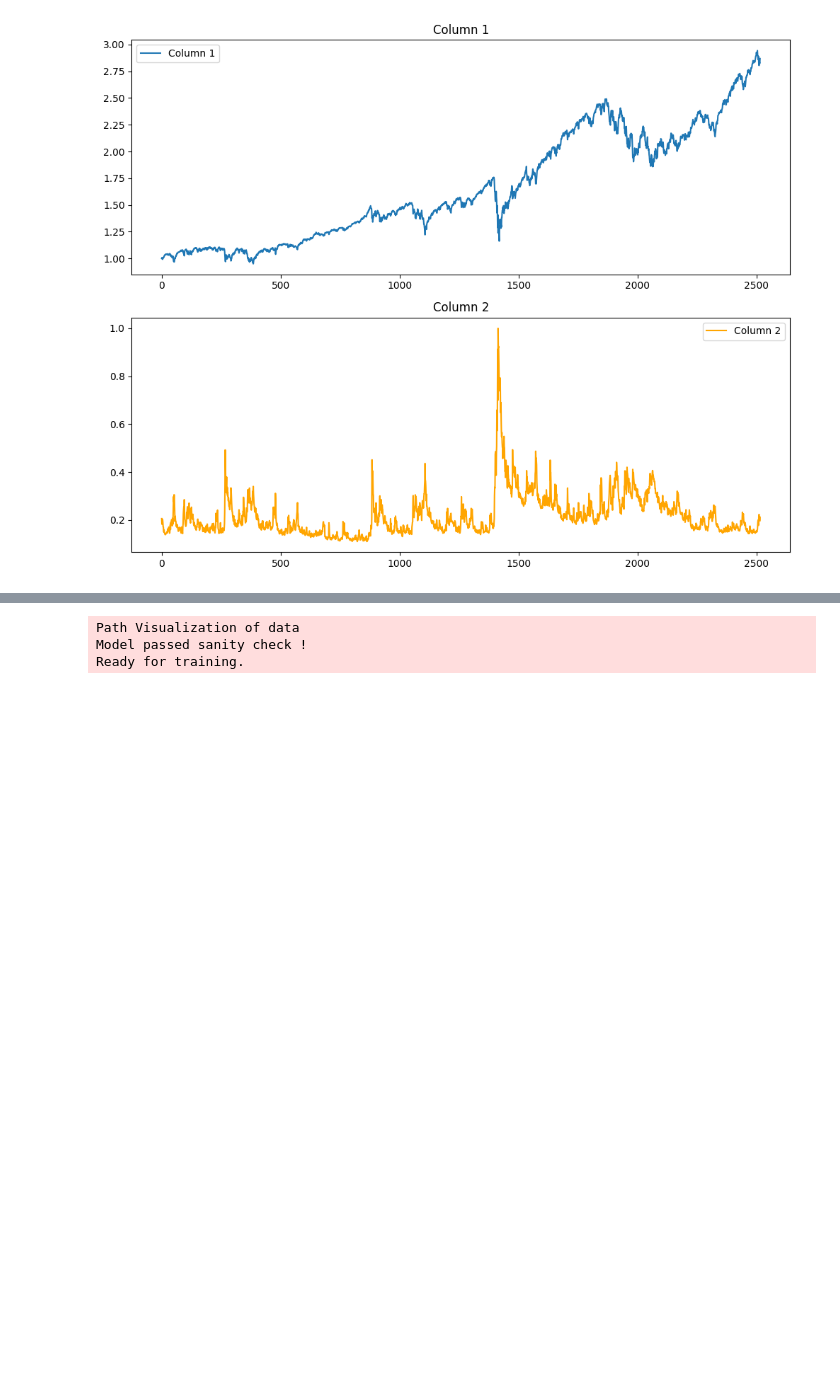
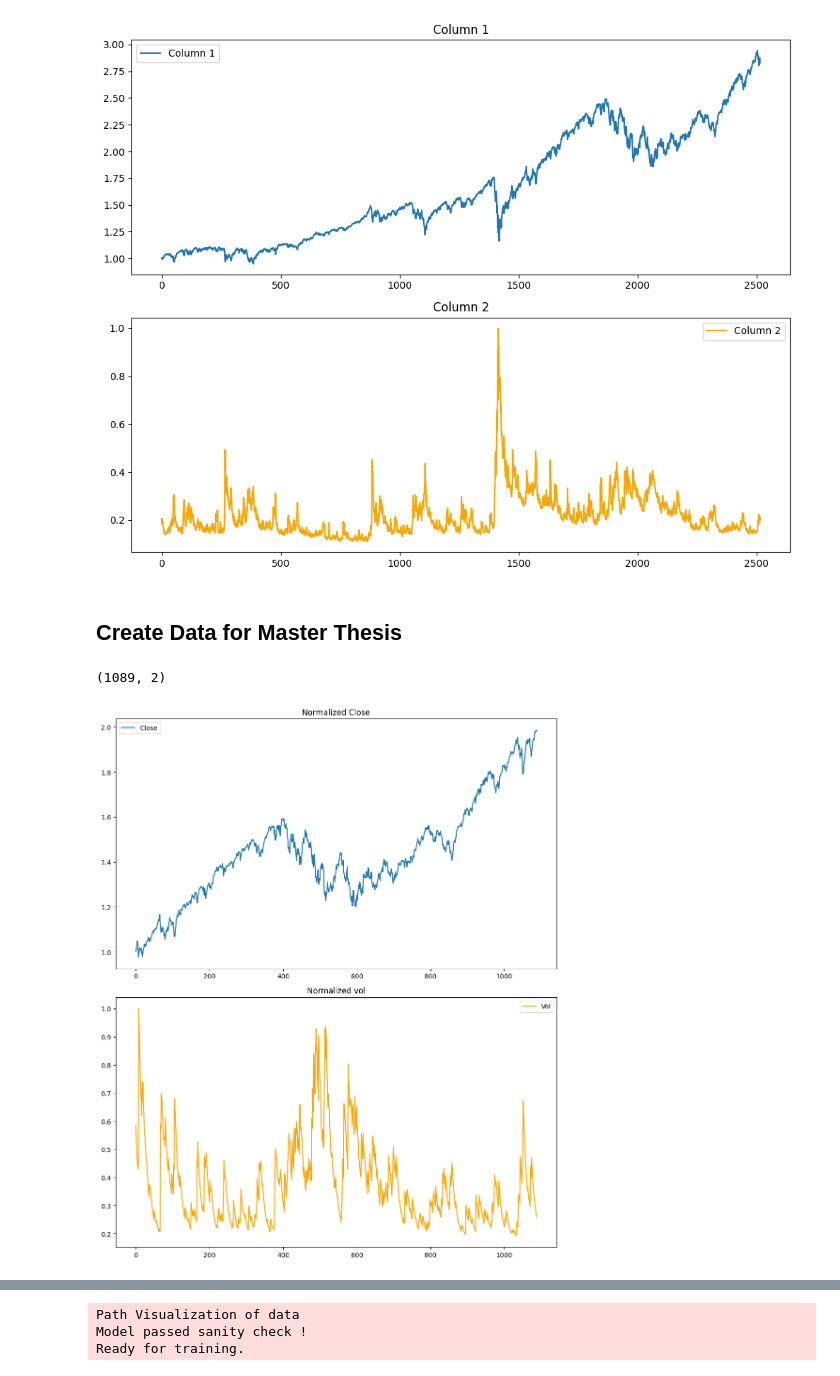
Before and after one commit to Sondringsen/master-thesis, a Jupyter notebook: src/models/data_generating_models/TimeCausalVAE/notebooks/sondre_test.ipynb, the cells around one changed output, grey strips where cells are left out. Cells and saved outputs as stored; diff of their text form; code cells hidden in the pictures; blank space fills up the shorter version.

```diff
--- a/src/models/data_generating_models/TimeCausalVAE/notebooks/sondre_test.ipynb
+++ b/src/models/data_generating_models/TimeCausalVAE/notebooks/sondre_test.ipynb
@@ -30,10 +32,19 @@ print()
 # %% [output]
 (2516, 2)
 [figure]
+# %% [markdown]
+## Create Data for Master Thesis
 # %%
 import numpy as np
 import pandas as pd
 
 df = pd.read_csv("../../../../../data/raw/spy_daily_closing_prices.csv", index_col = 0)
+# df["vol"] = df["Close"].rolling(window=30).std()
+# df = df.dropna()
 data = df.to_numpy()
-np.save("../data/sp500vix/sp500.npy", data)
+data[:, 0] = data[:, 0]/data[0, 0]
+data[:, 1] = data[:, 1]/np.max(data[:, 1])
+print(data.shape)
+np.save("../data/sp500vix/sp500_normalized.npy", data)
+# %% [output]
+(1089, 2)
@@ -44,0 +51,19 @@ with open(exp_config_path) as file:
+# %%
+fig, axs = plt.subplots(2, 1, figsize=(10, 12))
+
+axs[0].plot(data[:, 0], label="Close")
+axs[0].set_title("Normalized Close")
+axs[0].legend()
+
+axs[1].plot(data[:, 1], label="Vol", color="orange")
+axs[1].set_title("Normalized vol")
+axs[1].legend()
+
+# axs[2].plot(rolling_volatility, label="30-Day Rolling Volatility", color="green")
+# axs[2].set_title("30-Day Rolling Volatility of Column 1")
+# axs[2].legend()
+
+plt.tight_layout()
+plt.show()
+# %% [output]
+[figure, added]
```
Also changed, not shown: parts of 11 cells of this notebook, 7 other files.
